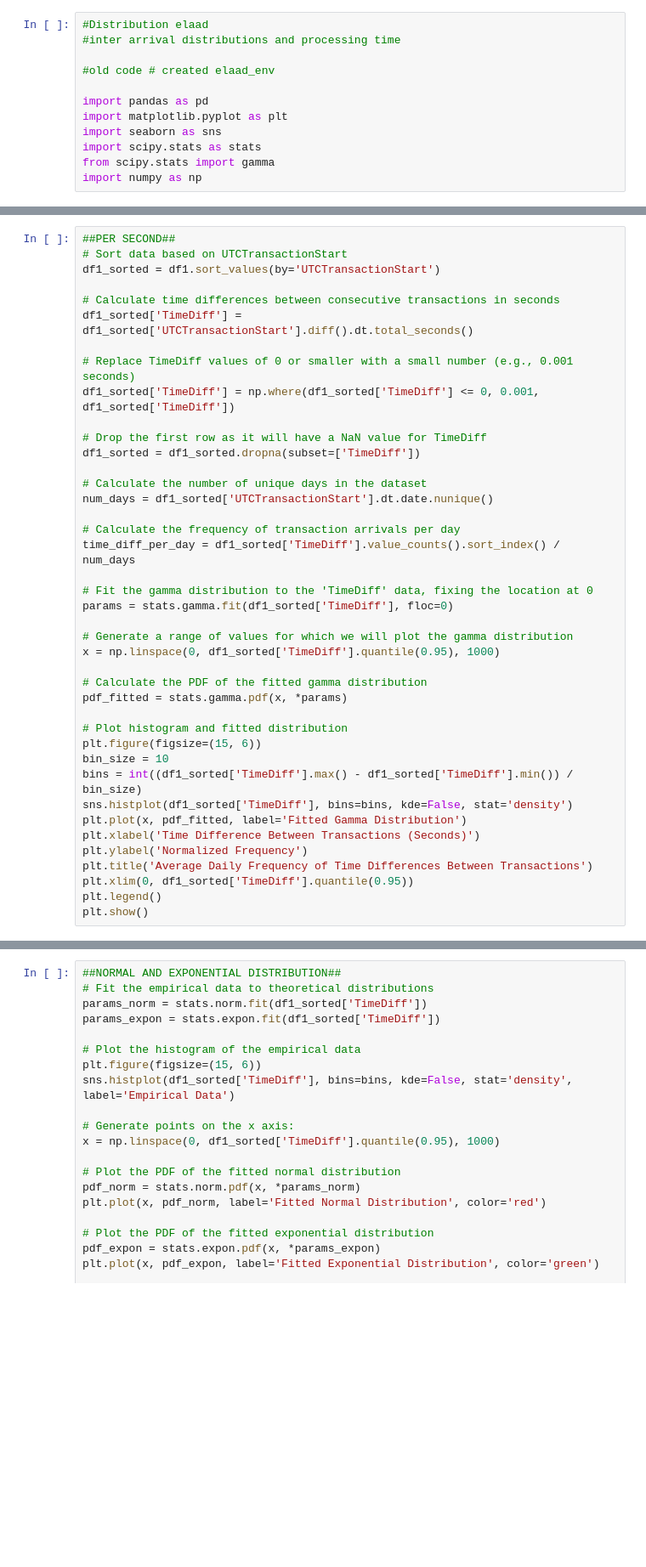
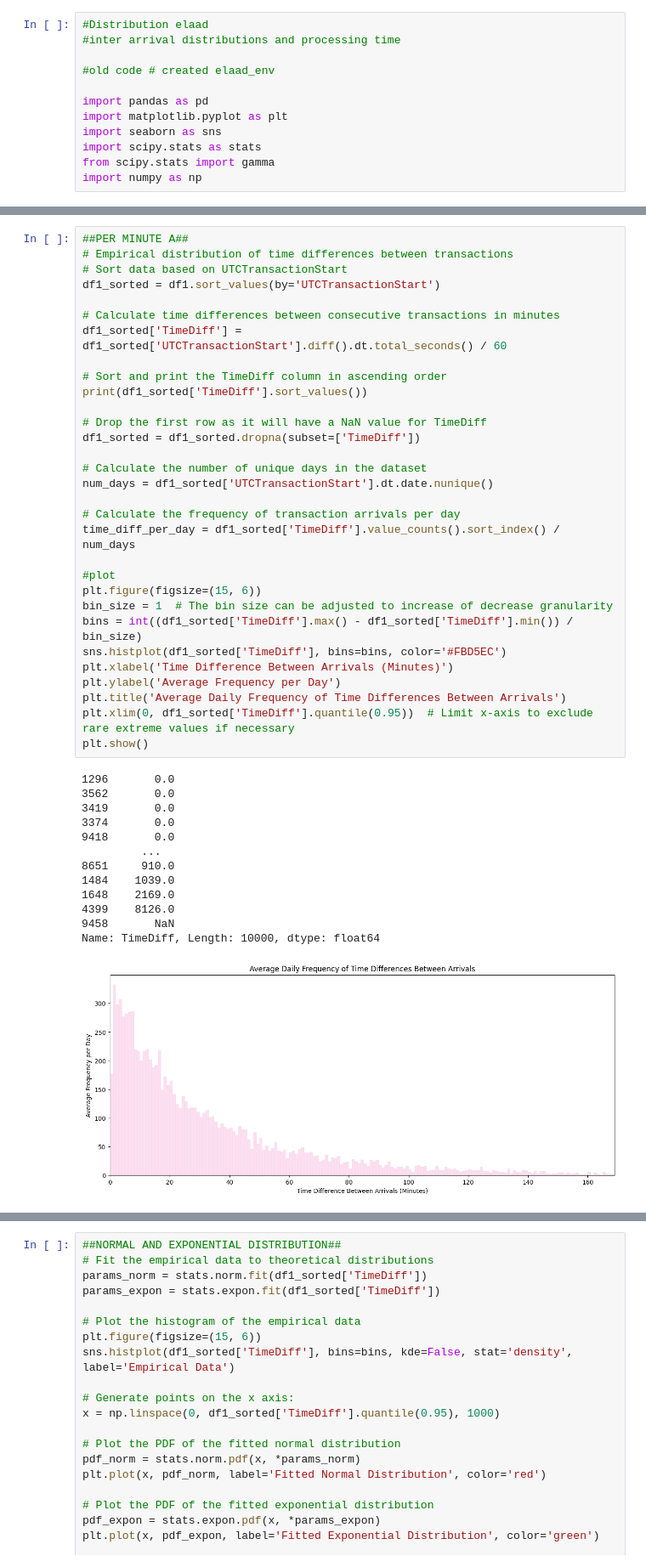
Before and after one commit to Fpadt/salabim_examples, a Jupyter notebook: Distribution/Elaad_distribution.ipynb, the cells around one changed output, grey strips where cells are left out. Shown at 85% size. Cells and saved outputs as stored; diff of their text form; blank space fills up the shorter version.

```diff
--- a/Distribution/Elaad_distribution.ipynb
+++ b/Distribution/Elaad_distribution.ipynb
@@ -48,41 +89,45 @@ plt.show()
 # %%
-##PER SECOND##
+##PER MINUTE A##
+# Empirical distribution of time differences between transactions
 # Sort data based on UTCTransactionStart
 df1_sorted = df1.sort_values(by='UTCTransactionStart')
 
-# Calculate time differences between consecutive transactions in seconds
-df1_sorted['TimeDiff'] = df1_sorted['UTCTransactionStart'].diff().dt.total_seconds()
+# Calculate time differences between consecutive transactions in minutes
+df1_sorted['TimeDiff'] = df1_sorted['UTCTransactionStart'].diff().dt.total_seconds() / 60
 
-# Replace TimeDiff values of 0 or smaller with a small number (e.g., 0.001 seconds)
-df1_sorted['TimeDiff'] = np.where(df1_sorted['TimeDiff'] <= 0, 0.001, df1_sorted['TimeDiff'])
+# Sort and print the TimeDiff column in ascending order
+print(df1_sorted['TimeDiff'].sort_values())
 
 # Drop the first row as it will have a NaN value for TimeDiff
 df1_sorted = df1_sorted.dropna(subset=['TimeDiff'])
 
 # Calculate the number of unique days in the dataset
 num_days = df1_sorted['UTCTransactionStart'].dt.date.nunique()
 
 # Calculate the frequency of transaction arrivals per day
 time_diff_per_day = df1_sorted['TimeDiff'].value_counts().sort_index() / num_days
 
-# Fit the gamma distribution to the 'TimeDiff' data, fixing the location at 0
-params = stats.gamma.fit(df1_sorted['TimeDiff'], floc=0)
-
-# Generate a range of values for which we will plot the gamma distribution
-x = np.linspace(0, df1_sorted['TimeDiff'].quantile(0.95), 1000)
-
-# Calculate the PDF of the fitted gamma distribution
-pdf_fitted = stats.gamma.pdf(x, *params)
-
-# Plot histogram and fitted distribution
+#plot
 plt.figure(figsize=(15, 6))
-bin_size = 10
+bin_size = 1  # The bin size can be adjusted to increase of decrease granularity
 bins = int((df1_sorted['TimeDiff'].max() - df1_sorted['TimeDiff'].min()) / bin_size)
-sns.histplot(df1_sorted['TimeDiff'], bins=bins, kde=False, stat='density')
-plt.plot(x, pdf_fitted, label='Fitted Gamma Distribution')
-plt.xlabel('Time Difference Between Transactions (Seconds)')
-plt.ylabel('Normalized Frequency')
-plt.title('Average Daily Frequency of Time Differences Between Transactions')
-plt.xlim(0, df1_sorted['TimeDiff'].quantile(0.95))
-plt.legend()
+sns.histplot(df1_sorted['TimeDiff'], bins=bins, color='#FBD5EC')
+plt.xlabel('Time Difference Between Arrivals (Minutes)')
+plt.ylabel('Average Frequency per Day')
+plt.title('Average Daily Frequency of Time Differences Between Arrivals')
+plt.xlim(0, df1_sorted['TimeDiff'].quantile(0.95))  # Limit x-axis to exclude rare extreme values if necessary
 plt.show()
+# %% [output]
+1296       0.0
+3562       0.0
+3419       0.0
+3374       0.0
+9418       0.0
+         ...
+8651     910.0
+1484    1039.0
+1648    2169.0
+4399    8126.0
+9458       NaN
+Name: TimeDiff, Length: 10000, dtype: float64
+[figure, added]
```
Also changed, not shown: parts of 7 cells of this notebook.
